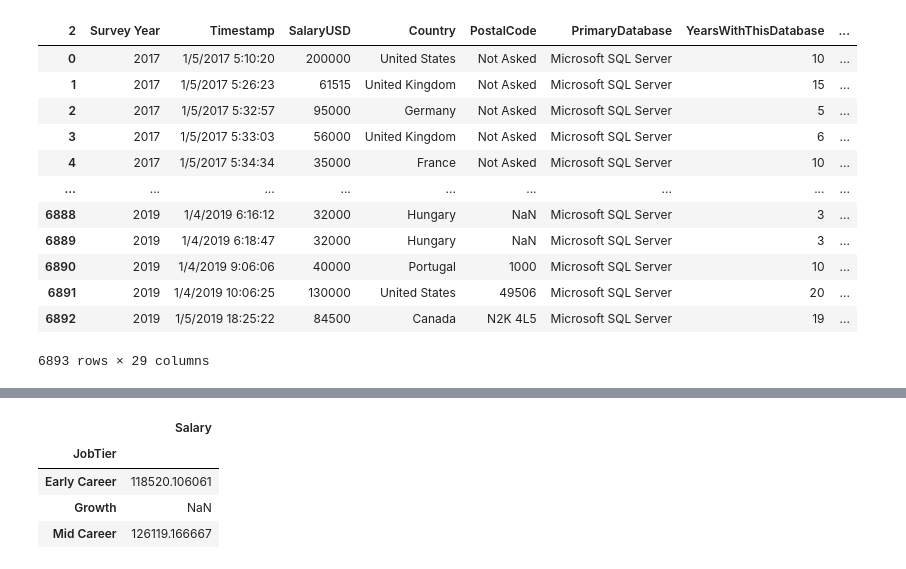
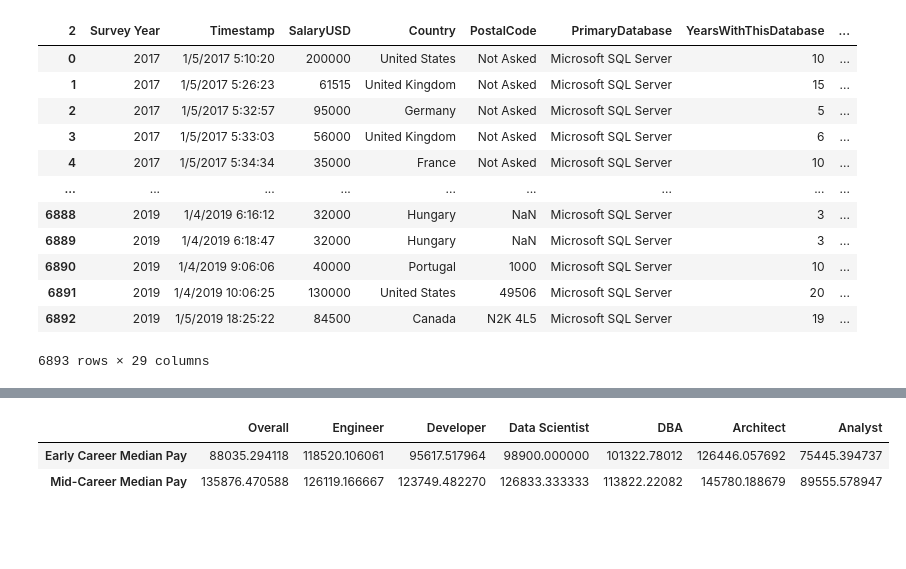
Before and after one commit to tritchlin/group-project1, a Jupyter notebook: Wages.ipynb, the cells around one changed output, grey strips where cells are left out. Saved outputs shown, nothing was run; the diff lists cells and outputs as text; code cells hidden in the pictures; blank space fills up the shorter version.

```diff
--- a/Wages.ipynb
+++ b/Wages.ipynb
@@ -4,6 +4,19 @@ import matplotlib.pyplot as plt
 import pandas as pd
 import numpy as np
 import json
+# %%
+# Import code for combined companies data (tech_wages_bycompany.ipynb)
+tech_salaries = pd.read_csv("Data\Top tech companies comparison 2014_2015.csv")
+tech_salaries = pd.DataFrame(tech_salaries)
+tech_salaries_set = pd.DataFrame(tech_salaries[["Employer Name","Early Career Median Pay","Mid-Career Median Pay","Years of Experience"]])
+
+# Remove SpaceX as an incomplete record
+tech_salaries_set = tech_salaries_set[(tech_salaries_set["Employer Name"] != "SpaceX")].reset_index(drop=True)
+
+#Format to integers and calculate means of pay categories
+tech_salaries_set[["Early Career Median Pay","Mid-Career Median Pay"]] = tech_salaries_set[["Early Career Median Pay","Mid-Career Median Pay"]].replace('[\$\,\.]',"",regex=True).astype(int)
+
+companies = tech_salaries_set.mean()
 # %%
 # Load the csv exported in Part I to a DataFrame
 diversity_df = pd.read_csv("Data\Employee Diversity in Tech.csv",sep="\t")
@@ -181,11 +129,16 @@ dba = dba_df.groupby("JobTier").mean()
 architect = architect_df.groupby("JobTier").mean()
 analyst = analyst_df.groupby("JobTier").mean()
 salary_array = [companies,engineer,developer,data_sci,dba,architect,analyst]
-# %%
-engineer
-# %% [output]
-|  | Salary |
-| JobTier |  |
-| Early Career | 118520.106061 |
-| Growth | NaN |
-| Mid Career | 126119.166667 |
+# %%
+# Combine all job dataframes into one summary dataframe, rename columns for charting
+salaries_summary = pd.concat(salary_array,axis=1,ignore_index=True)
+# salaries_summary
+salaries_summary_df = pd.DataFrame(salaries_summary).dropna()
+# salaries_summary_df.melt()
+sal_rename = salaries_summary_df.rename({0:"Overall",1:"Engineer",2:"Developer",3:"Data Scientist",4:"DBA",5:"Architect",6:"Analyst"},axis='columns')
+
+sal_rename
+# %% [output]
+|  | Overall | Engineer | Developer | Data Scientist | DBA | Architect | Analyst |
+| Early Career Median Pay | 88035.294118 | 118520.106061 | 95617.517964 | 98900.000000 | 101322.78012 | 126446.057692 | 75445.394737 |
+| Mid-Career Median Pay | 135876.470588 | 126119.166667 | 123749.482270 | 126833.333333 | 113822.22082 | 145780.188679 | 89555.578947 |
```
Also changed, not shown: parts of 25 cells of this notebook.
